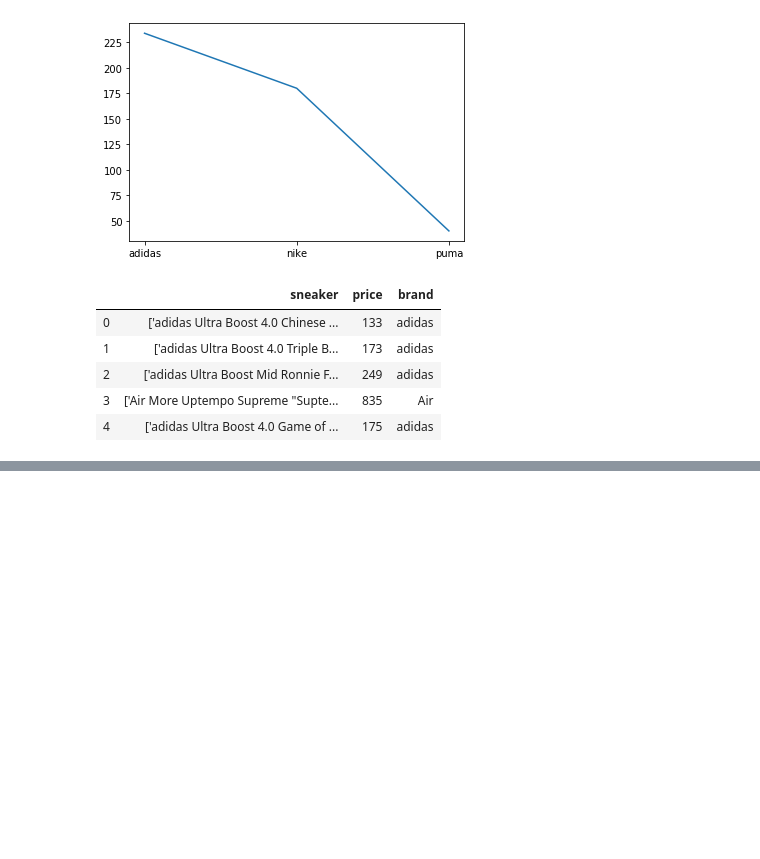
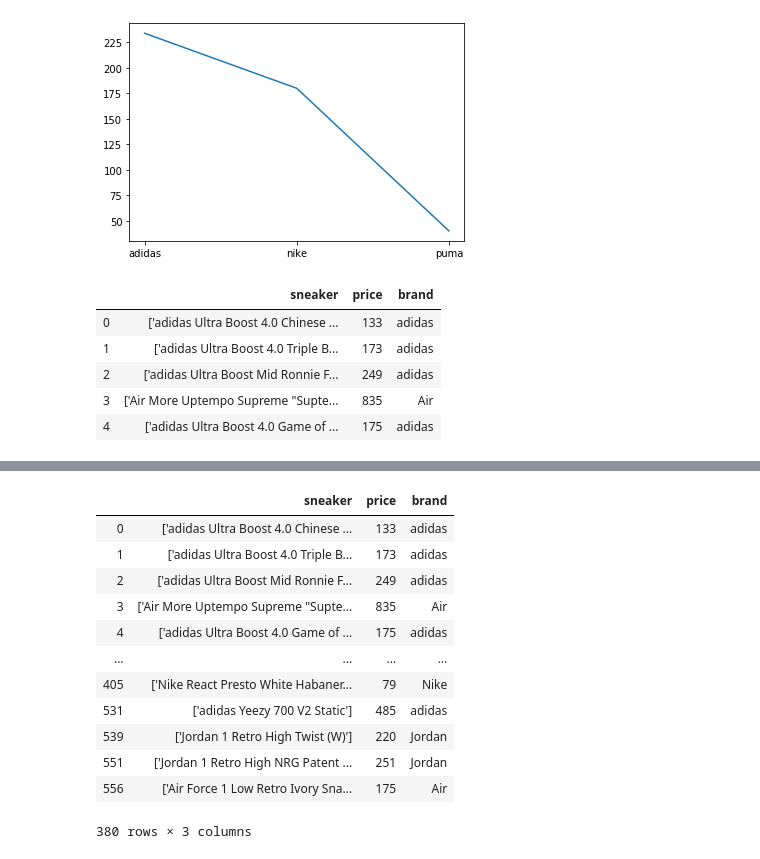
Before and after one commit to GaelGil/web-scraper, a Jupyter notebook: analysis/visualize_data.ipynb, the cells around one changed output, grey strips where cells are left out. Cells and saved outputs as stored; diff of their text form; code cells hidden in the pictures; blank space fills up the shorter version.

```diff
--- a/analysis/visualize_data.ipynb
+++ b/analysis/visualize_data.ipynb
@@ -106,3 +106,5 @@ df.head()
 | 2 | ['adidas Ultra Boost Mid Ronnie F... | 249 | adidas |
 | 3 | ['Air More Uptempo Supreme "Supte... | 835 | Air |
 | 4 | ['adidas Ultra Boost 4.0 Game of ... | 175 | adidas |
+# %%
+cleaned = df.drop_duplicates(subset="sneaker", keep="first")
@@ -108,0 +127,16 @@ df.head()
+# %%
+cleaned
+# %% [output]
+|  | sneaker | price | brand |
+| 0 | ['adidas Ultra Boost 4.0 Chinese ... | 133 | adidas |
+| 1 | ['adidas Ultra Boost 4.0 Triple B... | 173 | adidas |
+| 2 | ['adidas Ultra Boost Mid Ronnie F... | 249 | adidas |
+| 3 | ['Air More Uptempo Supreme "Supte... | 835 | Air |
+| 4 | ['adidas Ultra Boost 4.0 Game of ... | 175 | adidas |
+| ... | ... | ... | ... |
+| 405 | ['Nike React Presto White Habaner... | 79 | Nike |
+| 531 | ['adidas Yeezy 700 V2 Static'] | 485 | adidas |
+| 539 | ['Jordan 1 Retro High Twist (W)'] | 220 | Jordan |
+| 551 | ['Jordan 1 Retro High NRG Patent ... | 251 | Jordan |
+| 556 | ['Air Force 1 Low Retro Ivory Sna... | 175 | Air |
+380 rows × 3 columns
```
Also changed, not shown: parts of 5 cells of this notebook.
